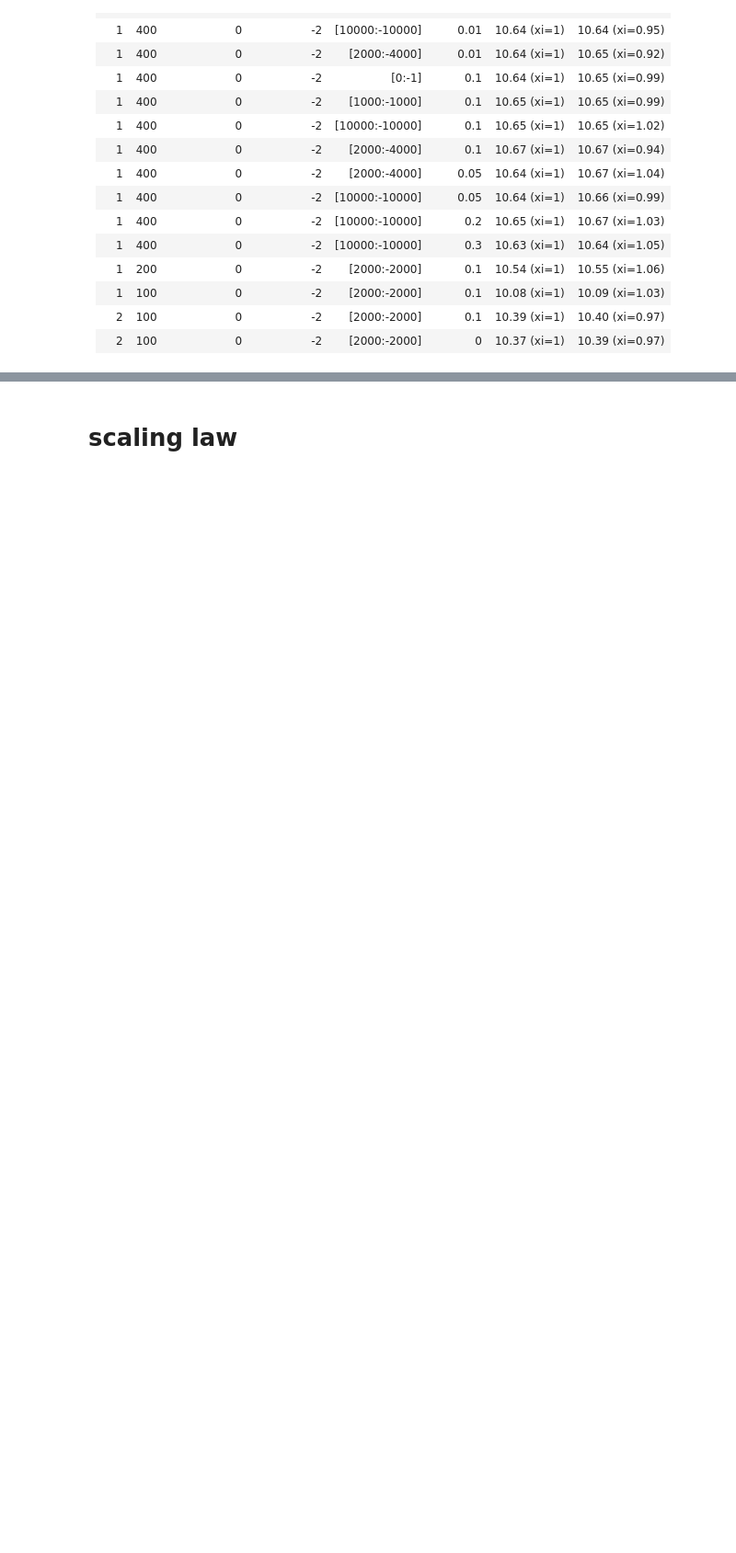
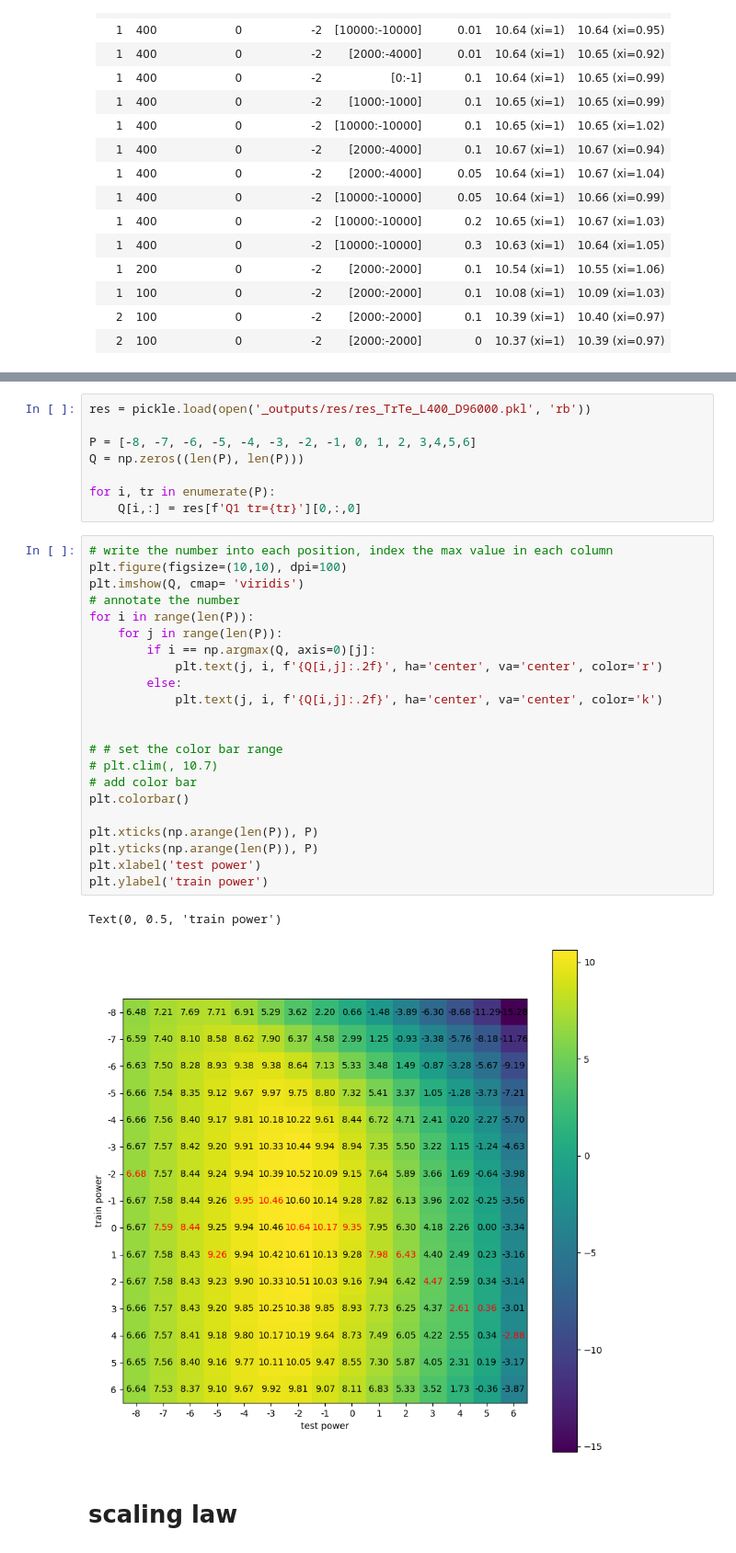
Before and after one commit to xinyuxiao113/TorchFiber, a Jupyter notebook: 0307_regression.ipynb, the cells around one changed output, grey strips where cells are left out. Shown at 92% size. Drawn from its saved outputs; the diff is of its cells as text; blank space fills up the shorter version.

```diff
--- a/0307_regression.ipynb
+++ b/0307_regression.ipynb
@@ -351,2 +203,35 @@ Text(0.5, 1.0, 'Q factor vs Data size  (Rs=40G, Nch=1, train power = -2dBm, test
+# %%
+res = pickle.load(open('_outputs/res/res_TrTe_L400_D96000.pkl', 'rb'))
+
+P = [-8, -7, -6, -5, -4, -3, -2, -1, 0, 1, 2, 3,4,5,6]
+Q = np.zeros((len(P), len(P)))
+
+for i, tr in enumerate(P):
+    Q[i,:] = res[f'Q1 tr={tr}'][0,:,0]
+# %%
+# write the number into each position, index the max value in each column
+plt.figure(figsize=(10,10), dpi=100)
+plt.imshow(Q, cmap= 'viridis')
+# annotate the number
+for i in range(len(P)):
+    for j in range(len(P)):
+        if i == np.argmax(Q, axis=0)[j]:
+            plt.text(j, i, f'{Q[i,j]:.2f}', ha='center', va='center', color='r')
+        else:
+            plt.text(j, i, f'{Q[i,j]:.2f}', ha='center', va='center', color='k')
+
+
+# # set the color bar range
+# plt.clim(, 10.7)
+# add color bar
+plt.colorbar()
+
+plt.xticks(np.arange(len(P)), P)
+plt.yticks(np.arange(len(P)), P)
+plt.xlabel('test power')
+plt.ylabel('train power')
+# %% [output]
+Text(0, 0.5, 'train power')
+[figure, added]
 # %% [markdown]
 # scaling law
```
Also changed, not shown: parts of 18 cells of this notebook, 3 other files.
